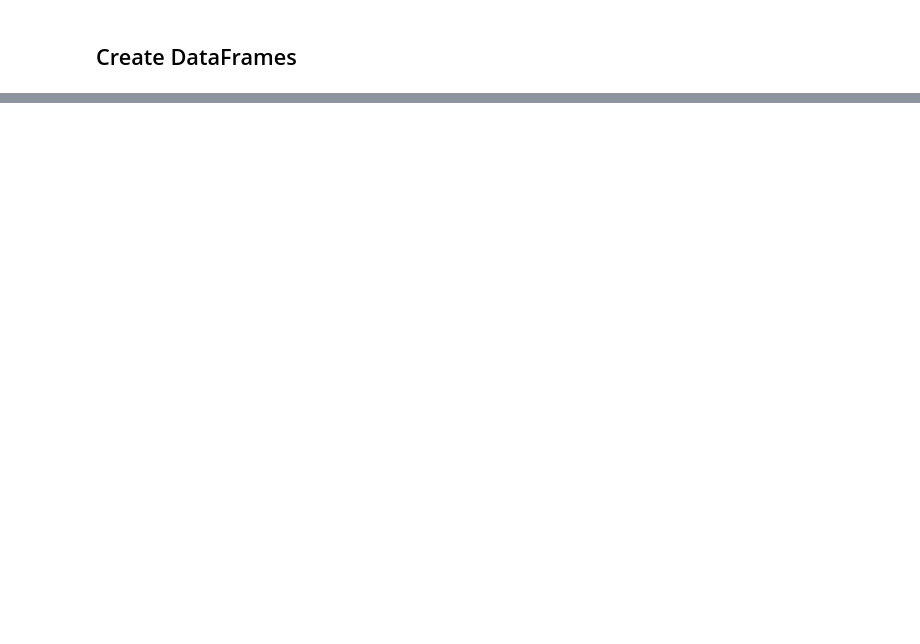
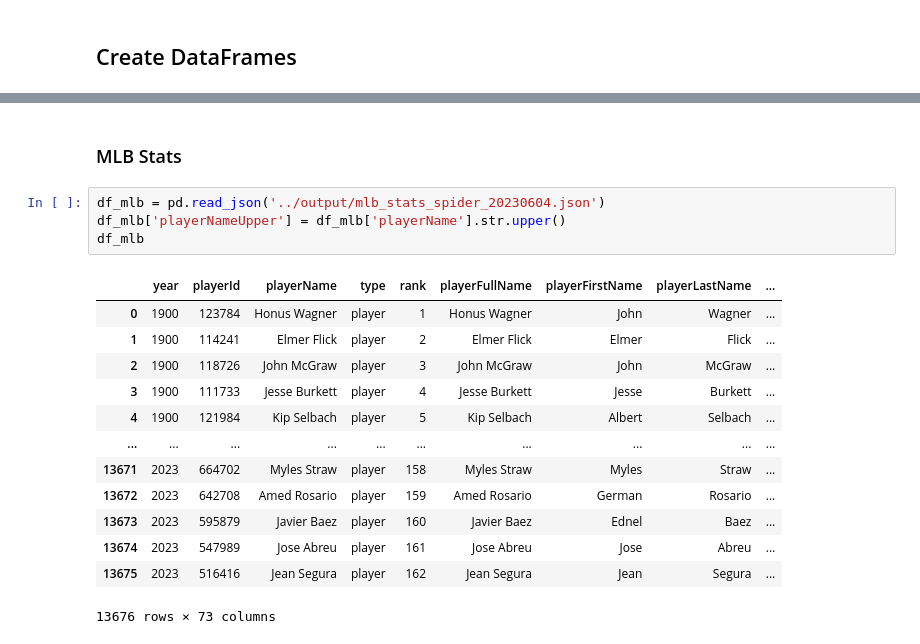
Before and after one commit to AlexAbraham1/EbayBaseballScraper, a Jupyter notebook: Notebooks/analysis.ipynb, the cells around one changed output, grey strips where cells are left out. Drawn from its saved outputs; the diff is of its cells as text; blank space fills up the shorter version.

```diff
--- a/Notebooks/analysis.ipynb
+++ b/Notebooks/analysis.ipynb
@@ -32,0 +40,20 @@ df_ebay
+# %% [markdown]
+### MLB Stats
+# %%
+df_mlb = pd.read_json('../output/mlb_stats_spider_20230604.json')
+df_mlb['playerNameUpper'] = df_mlb['playerName'].str.upper()
+df_mlb
+# %% [output]
+|  | year | playerId | playerName | type | rank | playerFullName | playerFirstName | playerLastName | ... |
+| 0 | 1900 | 123784 | Honus Wagner | player | 1 | Honus Wagner | John | Wagner | ... |
+| 1 | 1900 | 114241 | Elmer Flick | player | 2 | Elmer Flick | Elmer | Flick | ... |
+| 2 | 1900 | 118726 | John McGraw | player | 3 | John McGraw | John | McGraw | ... |
+| 3 | 1900 | 111733 | Jesse Burkett | player | 4 | Jesse Burkett | Jesse | Burkett | ... |
+| 4 | 1900 | 121984 | Kip Selbach | player | 5 | Kip Selbach | Albert | Selbach | ... |
+| ... | ... | ... | ... | ... | ... | ... | ... | ... | ... |
+| 13671 | 2023 | 664702 | Myles Straw | player | 158 | Myles Straw | Myles | Straw | ... |
+| 13672 | 2023 | 642708 | Amed Rosario | player | 159 | Amed Rosario | German | Rosario | ... |
+| 13673 | 2023 | 595879 | Javier Baez | player | 160 | Javier Baez | Ednel | Baez | ... |
+| 13674 | 2023 | 547989 | Jose Abreu | player | 161 | Jose Abreu | Jose | Abreu | ... |
+| 13675 | 2023 | 516416 | Jean Segura | player | 162 | Jean Segura | Jean | Segura | ... |
+13676 rows × 73 columns
```
Also changed, not shown: parts of 9 cells of this notebook, 1 other file.
